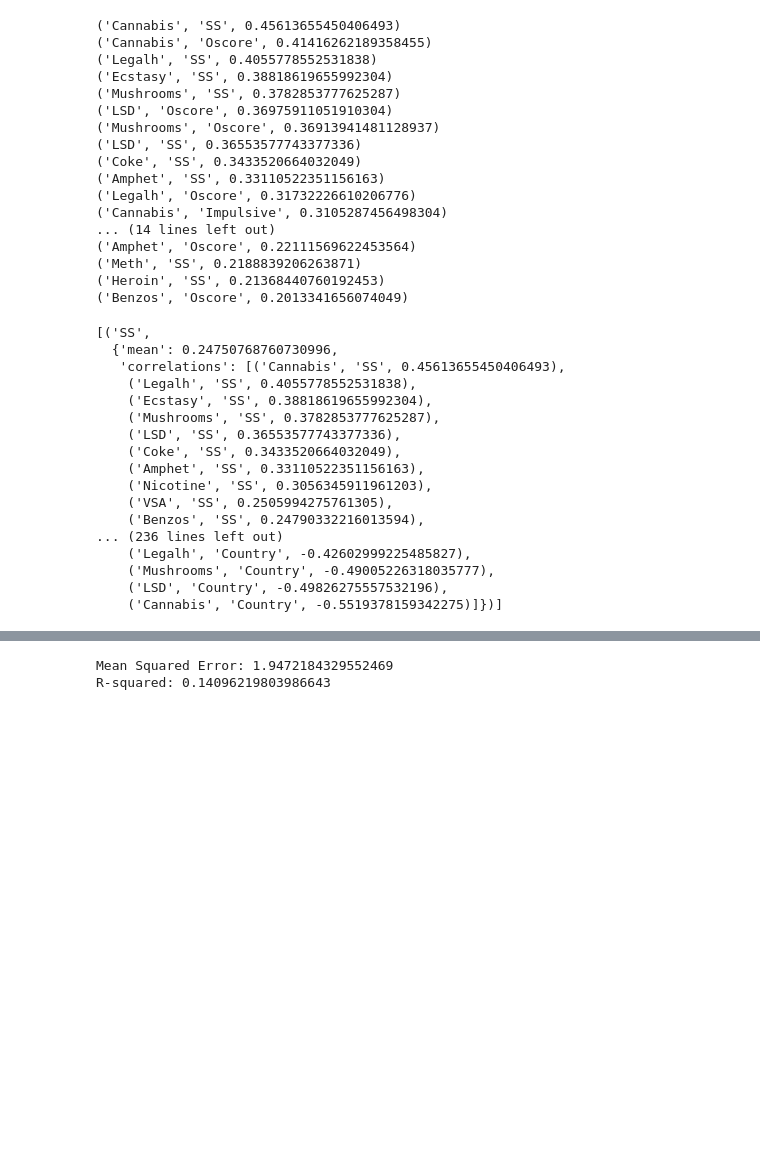
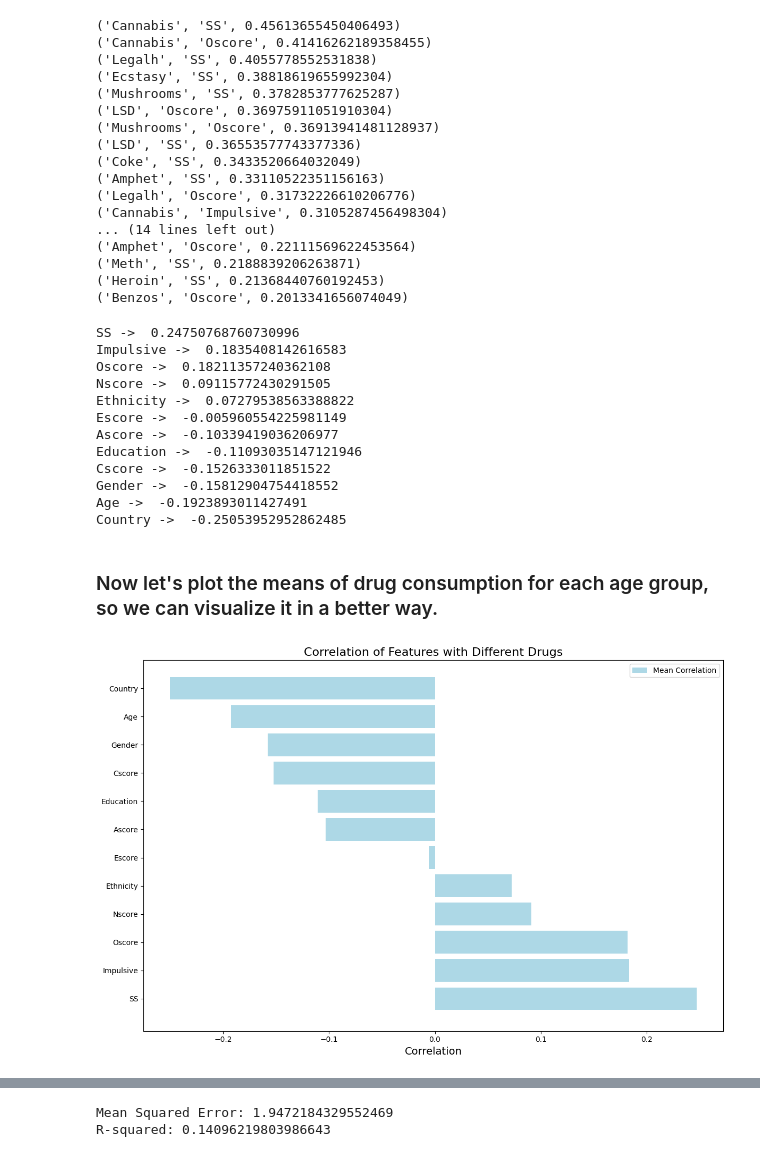
Before and after one commit to Rayanworkout/Predicting-Drug-Consumption, a Jupyter notebook: backend/notebooks/regression/linear.ipynb, the cells around one changed output, grey strips where cells are left out. Saved outputs shown, nothing was run; the diff lists cells and outputs as text; code cells hidden in the pictures; blank space fills up the shorter version.

```diff
--- a/backend/notebooks/regression/linear.ipynb
+++ b/backend/notebooks/regression/linear.ipynb
@@ -130,7 +140,7 @@ print(*correlations[:30], sep='\n')
 ('Benzos', 'Oscore', 0.2013341656074049)
 # %%
 # We can also create correlation groups depending on each feature, and order the groups depending on the average correlation
-# A group for the age correlations, another for the country etc
+# A group for the age correlations, another for the country etc...
 from itertools import groupby
 from statistics import mean
 
@@ -149,23 +159,46 @@ for key, group in groupby(correlations, key=lambda x: x[1]):
 # Then we sort the entries depending on the mean of each group
 sorted_grouped_data = sorted(grouped_data.items(), key=lambda x: x[1]['mean'], reverse=True)
 
-sorted_grouped_data
+for entry in sorted_grouped_data:
+    print(entry[0], "-> ", entry[1]['mean'])
 # %% [output]
-[('SS',
-  {'mean': 0.24750768760730996,
-   'correlations': [('Cannabis', 'SS', 0.45613655450406493),
-    ('Legalh', 'SS', 0.4055778552531838),
-    ('Ecstasy', 'SS', 0.38818619655992304),
-    ('Mushrooms', 'SS', 0.3782853777625287),
-    ('LSD', 'SS', 0.36553577743377336),
-    ('Coke', 'SS', 0.3433520664032049),
-    ('Amphet', 'SS', 0.33110522351156163),
-    ('Nicotine', 'SS', 0.3056345911961203),
-    ('VSA', 'SS', 0.2505994275761305),
-    ('Benzos', 'SS', 0.24790332216013594),
-... (236 lines left out)
-    ('Legalh', 'Country', -0.42602999225485827),
-    ('Mushrooms', 'Country', -0.49005226318035777),
-    ('LSD', 'Country', -0.49826275557532196),
-    ('Cannabis', 'Country', -0.5519378159342275)]})]
+SS ->  0.24750768760730996
+Impulsive ->  0.1835408142616583
+Oscore ->  0.18211357240362108
+Nscore ->  0.09115772430291505
+Ethnicity ->  0.07279538563388822
+Escore ->  -0.005960554225981149
+Ascore ->  -0.10339419036206977
+Education ->  -0.11093035147121946
+Cscore ->  -0.1526333011851522
+Gender ->  -0.15812904754418552
+Age ->  -0.1923893011427491
+Country ->  -0.25053952952862485
+# %% [markdown]
+### Now let's plot the means of drug consumption for each age group, so we can visualize it in a better way.
+# %%
+# Extract features and their means and correlations
+features = [item[0] for item in sorted_grouped_data]
+means = [item[1]['mean'] for item in sorted_grouped_data]
+
+# Create plot
+fig, ax = plt.subplots(figsize=(12, 8))
+
+# Plot mean correlations
+ax.barh(features, means, color='lightblue', label='Mean Correlation')
+
+# Plot individual correlations
+for i, (feature, corr_list) in enumerate(sorted_grouped_data):
+    for drug, _, corr in corr_list['correlations']:
+        ax.plot(corr, markersize=5)
+
+# Customize plot
+ax.set_xlabel('Correlation', fontsize=14)
+ax.set_title('Correlation of Features with Different Drugs', fontsize=16)
+ax.legend(loc='upper right')
+
+plt.tight_layout()
+plt.show()
+# %% [output]
+[figure, added]
 # %% [markdown]
```
Also changed, not shown: parts of 8 cells of this notebook.
